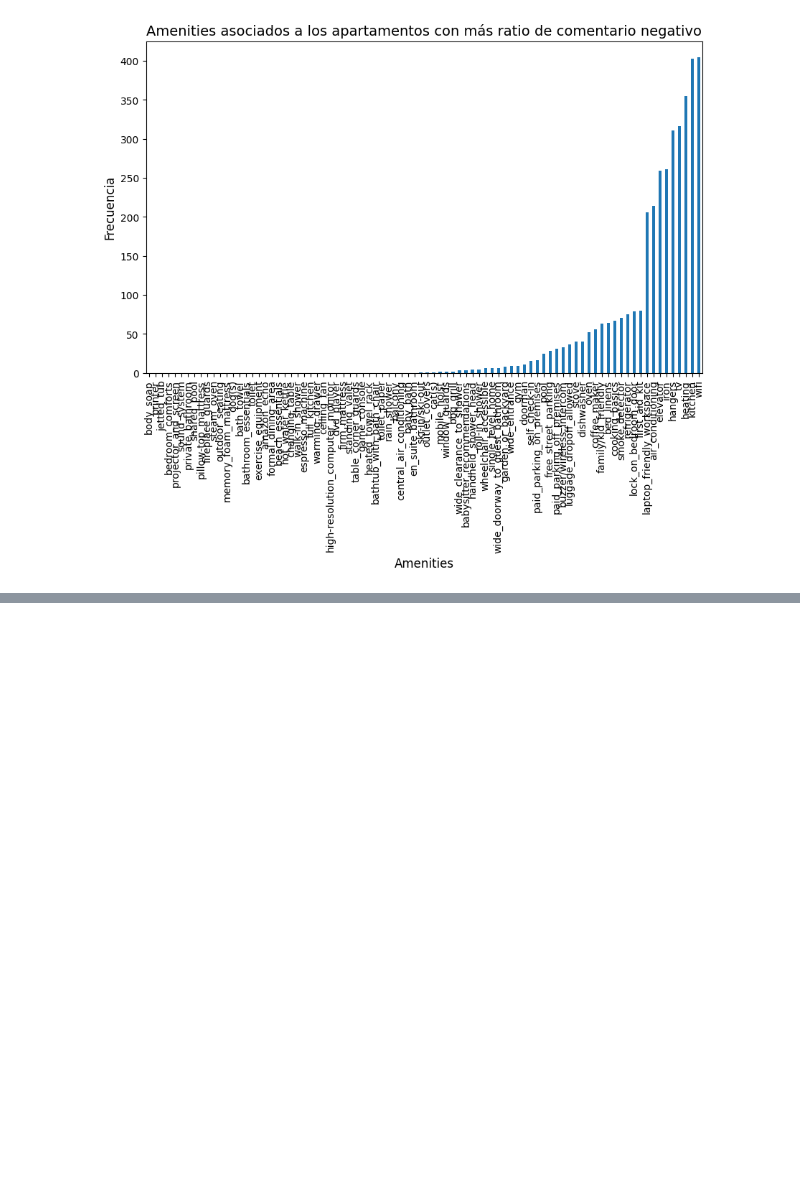
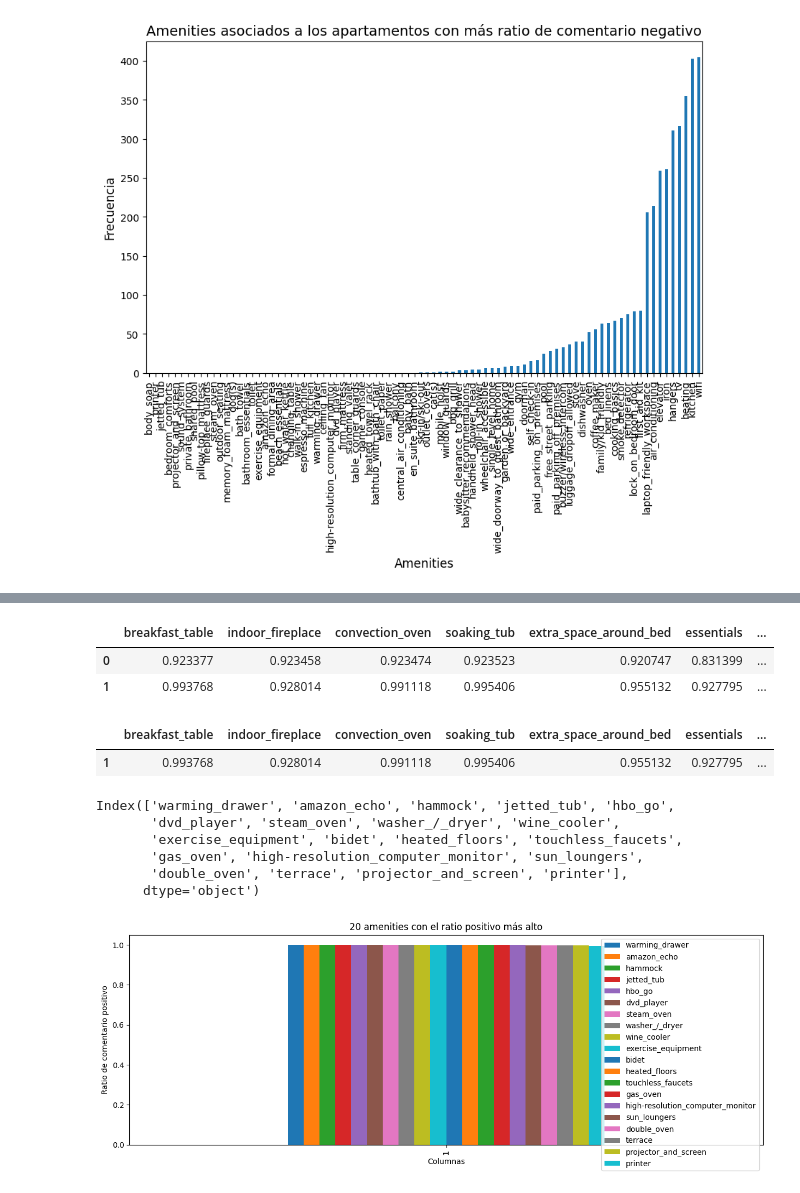
Before and after one commit to PedroVidales/Proyecto-Final_, a Jupyter notebook: main/Ratios.ipynb, the cells around one changed output, grey strips where cells are left out. Cells and saved outputs as stored; diff of their text form; code cells hidden in the pictures; blank space fills up the shorter version.

```diff
--- a/main/Ratios.ipynb
+++ b/main/Ratios.ipynb
@@ -351,0 +359,56 @@ plt.show()
+# %%
+
+# Crear una lista vacía para guardar los resultados
+results = []
+
+# Iterar por cada columna de amenity
+for col in columnas:
+    # Agrupar por la columna de amenity y calcular la media de la columna de ratio positivo
+    mean_ratio_pos = merged_df.groupby(col)['ratio_positivo'].mean()
+    # Guardar el resultado en la lista de resultados
+    results.append(mean_ratio_pos)
+
+# Crear un DataFrame con los resultados
+df_results = pd.concat(results, axis=1, keys=columnas)
+# %%
+df_results.head()
+# %% [output]
+|  | breakfast_table | indoor_fireplace | convection_oven | soaking_tub | extra_space_around_bed | essentials | ... |
+| 0 | 0.923377 | 0.923458 | 0.923474 | 0.923523 | 0.920747 | 0.831399 | ... |
+| 1 | 0.993768 | 0.928014 | 0.991118 | 0.995406 | 0.955132 | 0.927795 | ... |
+# %%
+df_results = df_results.dropna(axis=1)
+# %%
+df_results.drop(0, inplace=True)
+# %%
+df_results
+# %% [output]
+|  | breakfast_table | indoor_fireplace | convection_oven | soaking_tub | extra_space_around_bed | essentials | ... |
+| 1 | 0.993768 | 0.928014 | 0.991118 | 0.995406 | 0.955132 | 0.927795 | ... |
+# %%
+sorted_cols = df_results.mean().sort_values(ascending=False)
+
+# Seleccionar las 30 columnas con los valores más altos
+top20_cols_pos = sorted_cols.iloc[:20].index
+# %%
+top20_cols_pos
+# %% [output]
+Index(['warming_drawer', 'amazon_echo', 'hammock', 'jetted_tub', 'hbo_go',
+       'dvd_player', 'steam_oven', 'washer_/_dryer', 'wine_cooler',
+       'exercise_equipment', 'bidet', 'heated_floors', 'touchless_faucets',
+       'gas_oven', 'high-resolution_computer_monitor', 'sun_loungers',
+       'double_oven', 'terrace', 'projector_and_screen', 'printer'],
+      dtype='object')
+# %%
+subset_df = df_results[top20_cols_pos]
+
+# Crear el gráfico de barras
+subset_df.plot(kind='bar', figsize=(15,5))
+
+# Configurar los ejes del gráfico y agregar un título
+plt.xlabel('Columnas')
+plt.ylabel('Ratio de comentario positivo')
+plt.title('20 amenities con el ratio positivo más alto')
+plt.show()
+# %% [output]
+[figure, added]
```
Also changed, not shown: parts of 26 cells of this notebook, 20 other files.
